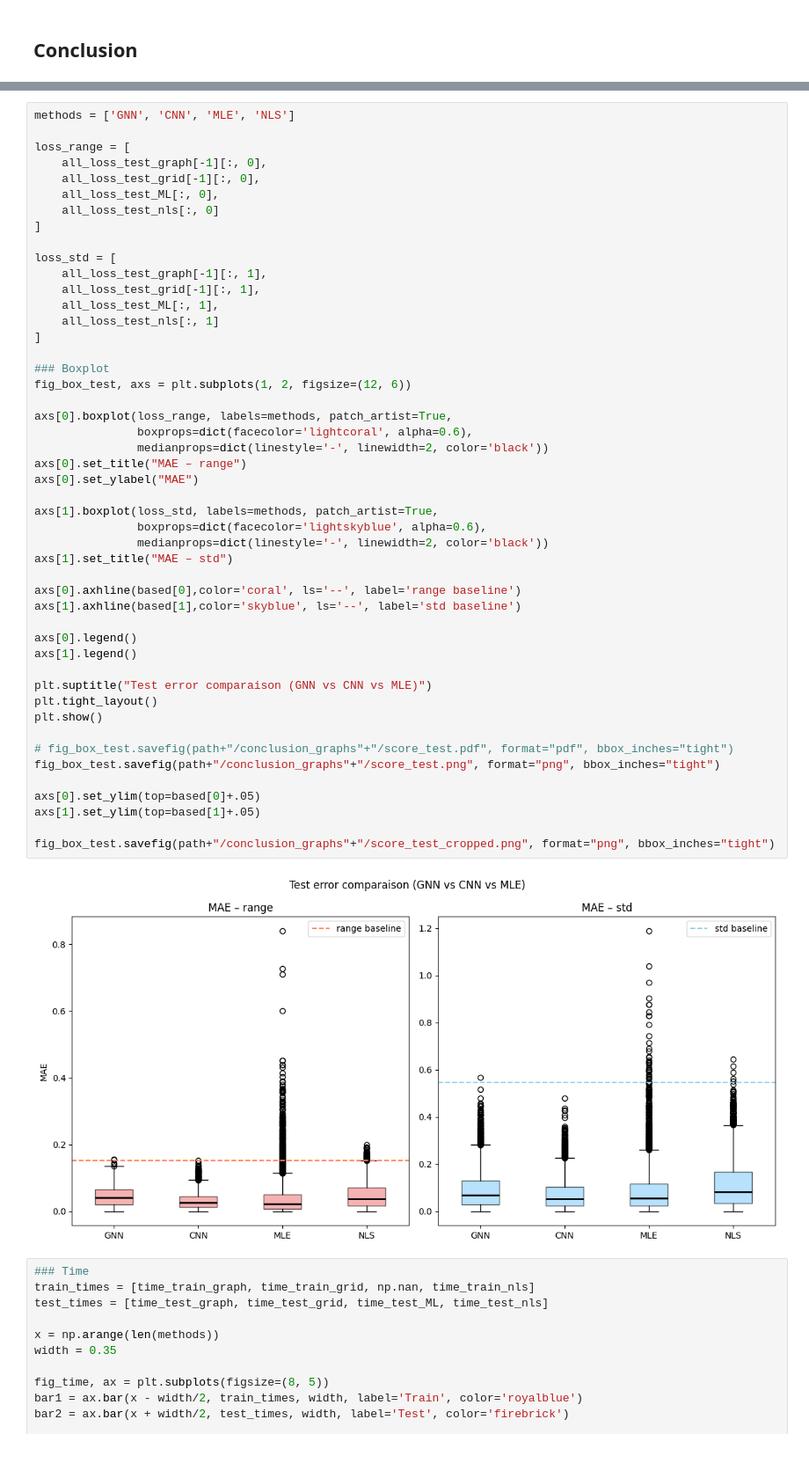
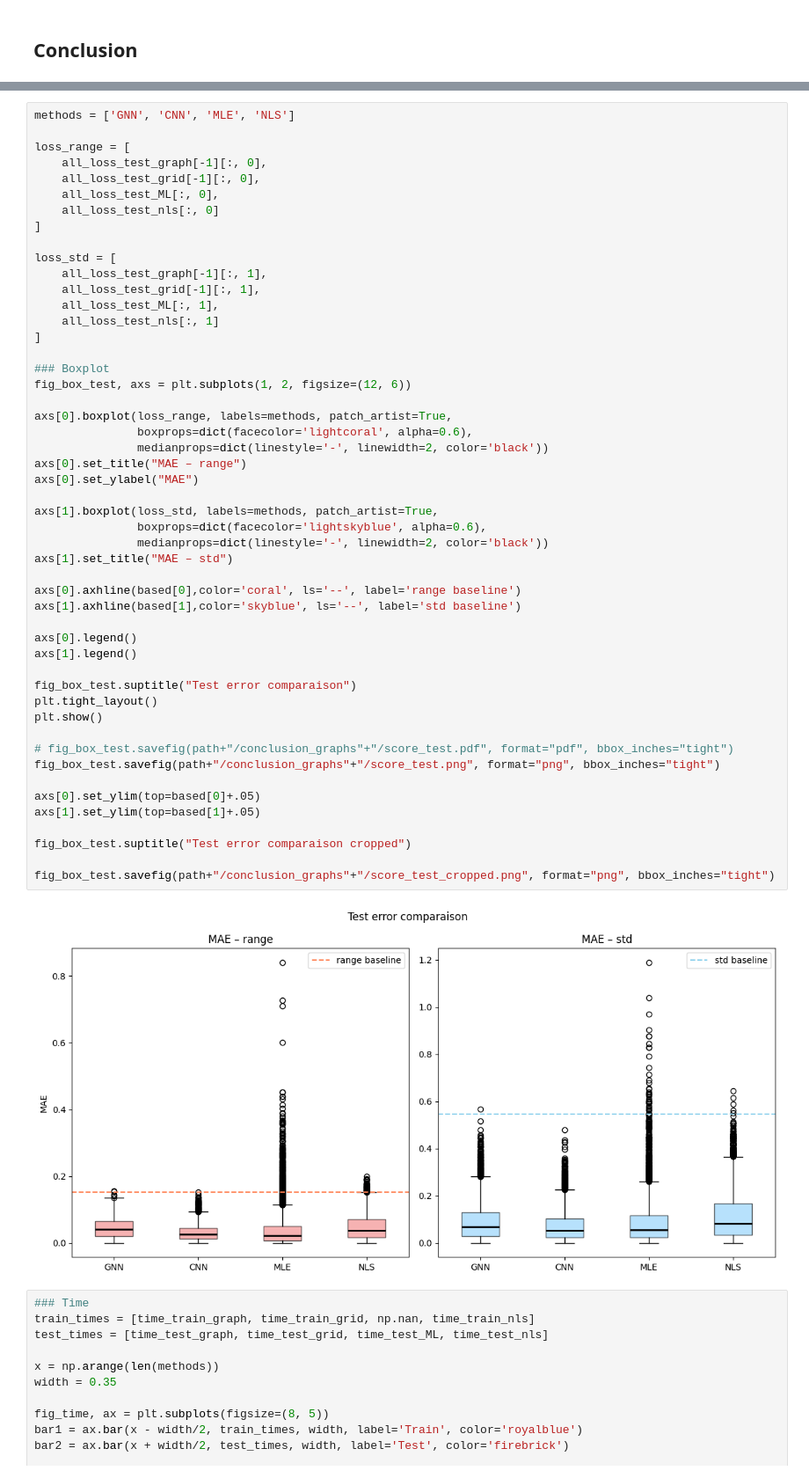
Before and after one commit to DarenXL/Neural_ST_inference, a Jupyter notebook: Code GNN/Amortized_Methods_Geostatistics.ipynb, the cells around one changed output, grey strips where cells are left out. Shown at 88% size. Saved outputs shown, nothing was run; the diff lists cells and outputs as text.

```diff
--- a/Code GNN/Amortized_Methods_Geostatistics.ipynb
+++ b/Code GNN/Amortized_Methods_Geostatistics.ipynb
@@ -1448,35 +1448,37 @@ loss_std = [
 fig_box_test, axs = plt.subplots(1, 2, figsize=(12, 6))
 
 axs[0].boxplot(loss_range, labels=methods, patch_artist=True,
                boxprops=dict(facecolor='lightcoral', alpha=0.6),
                medianprops=dict(linestyle='-', linewidth=2, color='black'))
 axs[0].set_title("MAE – range")
 axs[0].set_ylabel("MAE")
 
 axs[1].boxplot(loss_std, labels=methods, patch_artist=True,
                boxprops=dict(facecolor='lightskyblue', alpha=0.6),
                medianprops=dict(linestyle='-', linewidth=2, color='black'))
 axs[1].set_title("MAE – std")
 
 axs[0].axhline(based[0],color='coral', ls='--', label='range baseline')
 axs[1].axhline(based[1],color='skyblue', ls='--', label='std baseline')
 
 axs[0].legend()
 axs[1].legend()
 
-plt.suptitle("Test error comparaison (GNN vs CNN vs MLE)")
+fig_box_test.suptitle("Test error comparaison")
 plt.tight_layout()
 plt.show()
 
 # fig_box_test.savefig(path+"/conclusion_graphs"+"/score_test.pdf", format="pdf", bbox_inches="tight")
 fig_box_test.savefig(path+"/conclusion_graphs"+"/score_test.png", format="png", bbox_inches="tight")
 
 axs[0].set_ylim(top=based[0]+.05)
 axs[1].set_ylim(top=based[1]+.05)
 
+fig_box_test.suptitle("Test error comparaison cropped")
+
 fig_box_test.savefig(path+"/conclusion_graphs"+"/score_test_cropped.png", format="png", bbox_inches="tight")
 # %% [output]
-[figure, old version]
+[figure, new version]
 # %%
 ### Time
 train_times = [time_train_graph, time_train_grid, np.nan, time_train_nls]
```
Also changed, not shown: parts of 4 cells of this notebook.
